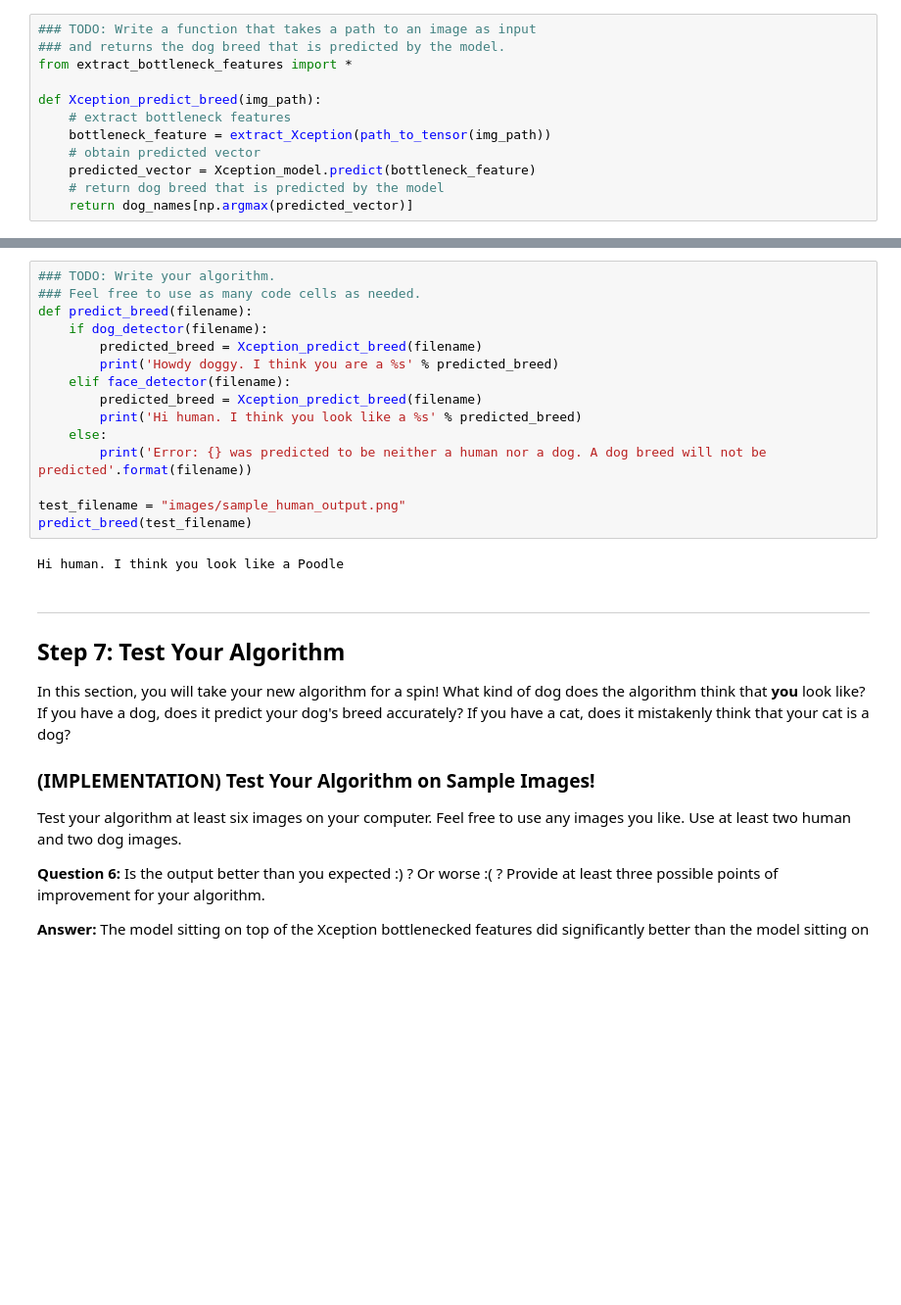
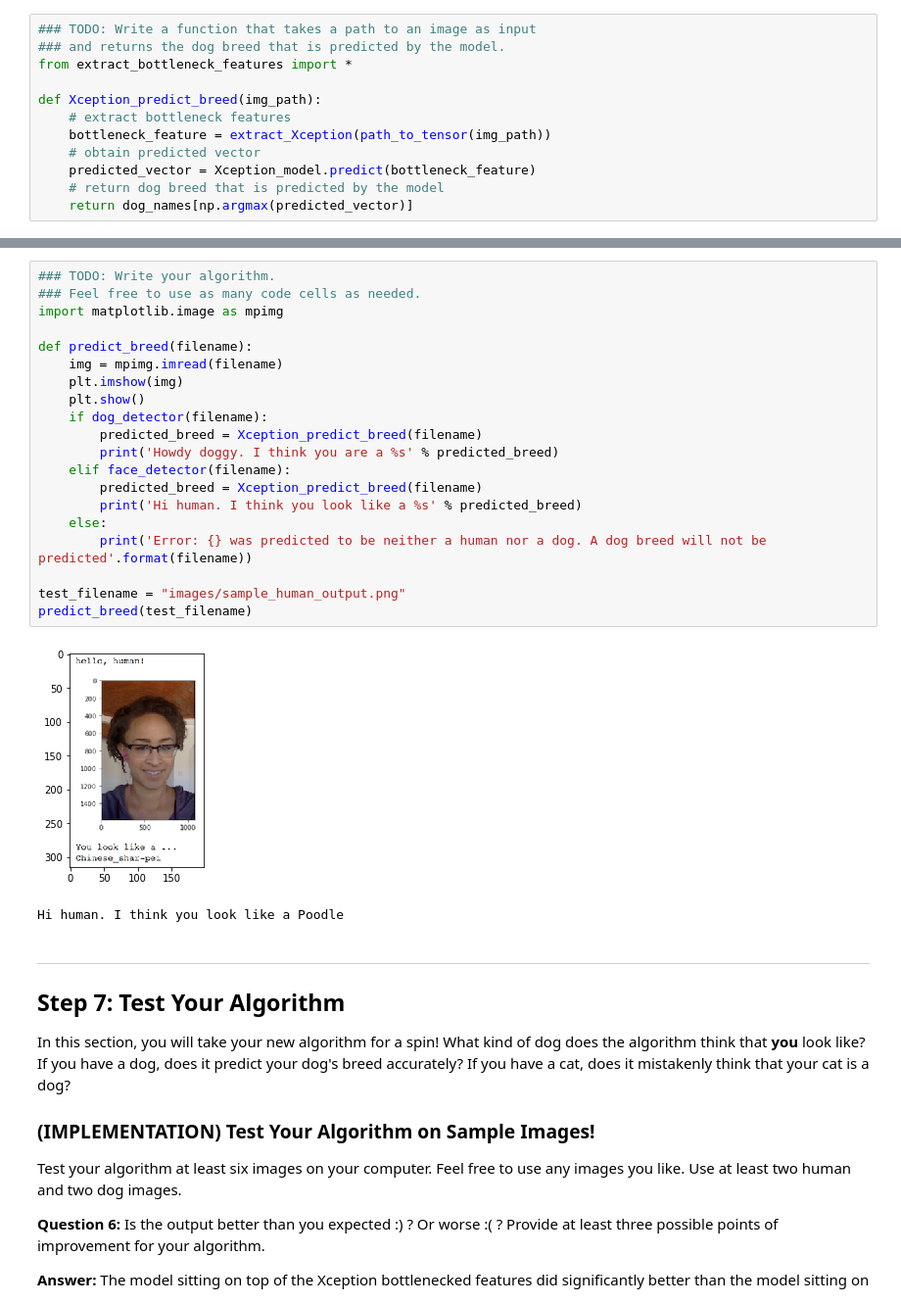
Before and after one commit to cweidinger/dog-project, a Jupyter notebook: dog_app.ipynb, the cells around one changed output, grey strips where cells are left out. Shown at 98% size. Cells and saved outputs as stored; diff of their text form; blank space fills up the shorter version.

```diff
--- a/dog_app.ipynb
+++ b/dog_app.ipynb
@@ -720,19 +720,25 @@ Some sample output for our algorithm is provided below, but feel free to design
 # %%
 ### TODO: Write your algorithm.
 ### Feel free to use as many code cells as needed.
+import matplotlib.image as mpimg
+
 def predict_breed(filename):
+    img = mpimg.imread(filename)
+    plt.imshow(img)
+    plt.show()
     if dog_detector(filename):
         predicted_breed = Xception_predict_breed(filename)
         print('Howdy doggy. I think you are a %s' % predicted_breed)
     elif face_detector(filename):
         predicted_breed = Xception_predict_breed(filename)
         print('Hi human. I think you look like a %s' % predicted_breed)
     else:
         print('Error: {} was predicted to be neither a human nor a dog. A dog breed will not be predicted'.format(filename))
 
 test_filename = "images/sample_human_output.png"
 predict_breed(test_filename)
 # %% [output]
+[figure, added]
 Hi human. I think you look like a Poodle
 # %% [markdown]
 ---
```
Also changed, not shown: parts of 1 cell of this notebook, 1 other file.
